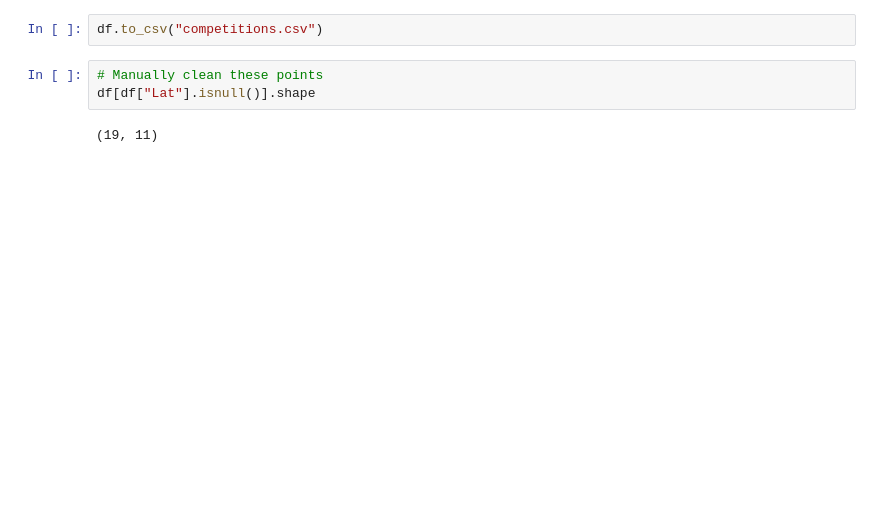
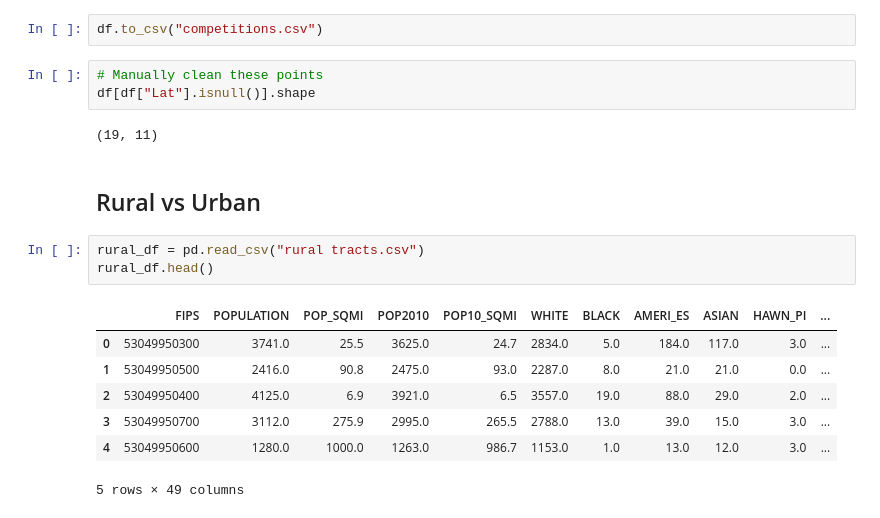
Before and after one commit to jeffreyshen19/blog, a Jupyter notebook: _code/mathcounts/Math Counts.ipynb, the cells around one changed output. Saved outputs shown, nothing was run; the diff lists cells and outputs as text; blank space fills up the shorter version.

```diff
--- a/_code/mathcounts/Math Counts.ipynb
+++ b/_code/mathcounts/Math Counts.ipynb
@@ -136,3 +137,16 @@ df.to_csv("competitions.csv")
 df[df["Lat"].isnull()].shape
 # %% [output]
 (19, 11)
+# %% [markdown]
+## Rural vs Urban
+# %%
+rural_df = pd.read_csv("rural tracts.csv")
+rural_df.head()
+# %% [output]
+|  | FIPS | POPULATION | POP_SQMI | POP2010 | POP10_SQMI | WHITE | BLACK | AMERI_ES | ASIAN | HAWN_PI | ... |
+| 0 | 53049950300 | 3741.0 | 25.5 | 3625.0 | 24.7 | 2834.0 | 5.0 | 184.0 | 117.0 | 3.0 | ... |
+| 1 | 53049950500 | 2416.0 | 90.8 | 2475.0 | 93.0 | 2287.0 | 8.0 | 21.0 | 21.0 | 0.0 | ... |
+| 2 | 53049950400 | 4125.0 | 6.9 | 3921.0 | 6.5 | 3557.0 | 19.0 | 88.0 | 29.0 | 2.0 | ... |
+| 3 | 53049950700 | 3112.0 | 275.9 | 2995.0 | 265.5 | 2788.0 | 13.0 | 39.0 | 15.0 | 3.0 | ... |
+| 4 | 53049950600 | 1280.0 | 1000.0 | 1263.0 | 986.7 | 1153.0 | 1.0 | 13.0 | 12.0 | 3.0 | ... |
+5 rows × 49 columns
```
Also changed, not shown: parts of 7 cells of this notebook, 1 other file.
